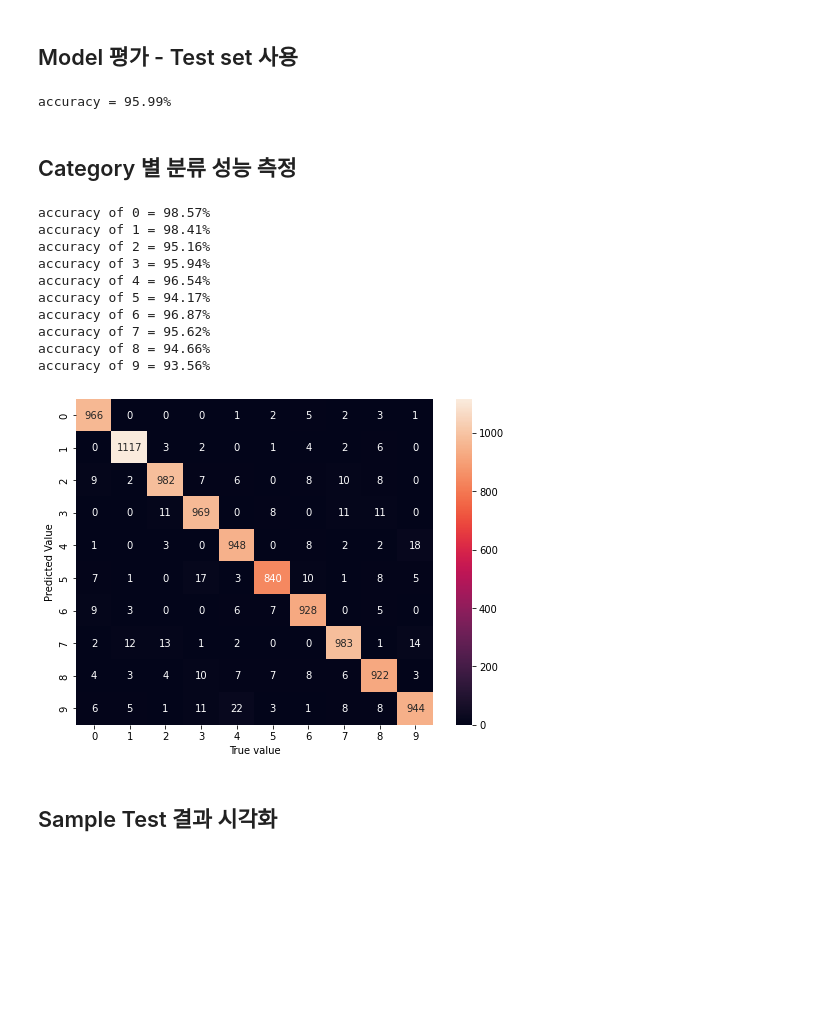
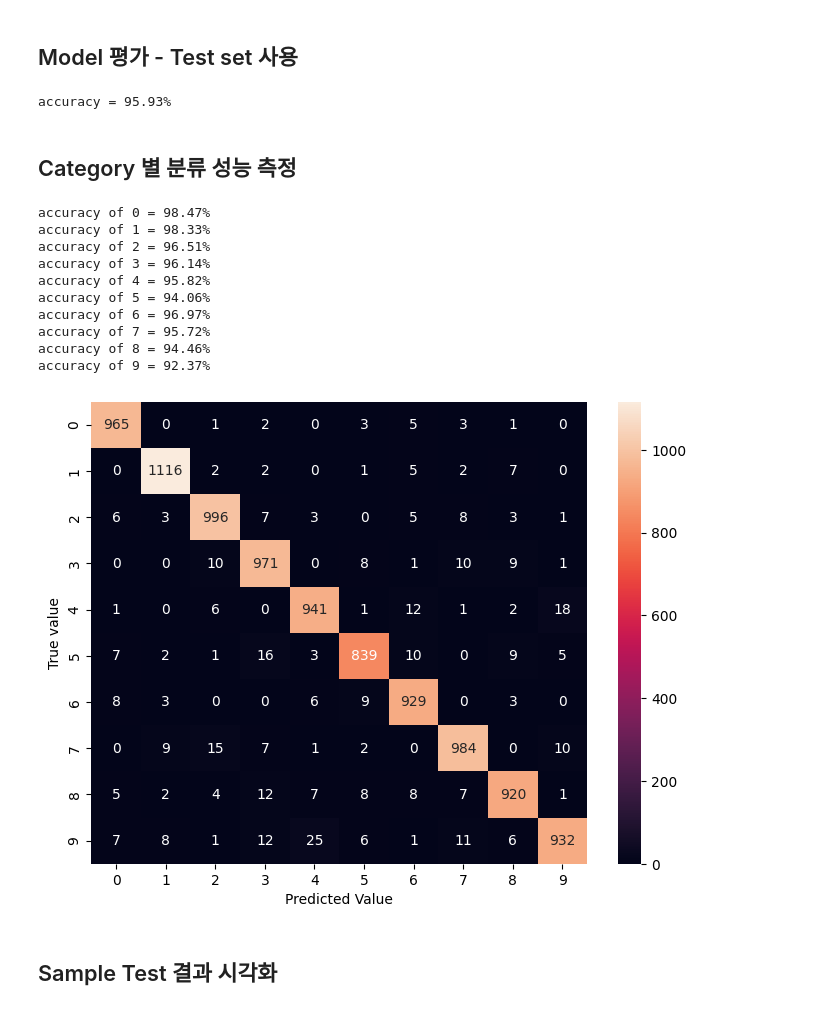
Before and after one commit to ironmanciti/Lecture_Pytorch_DL, a Jupyter notebook: 160_MultiClass_Mnist_Dense.ipynb, the cells around one changed output. Cells and saved outputs as stored; diff of their text form; code cells hidden in the pictures; blank space fills up the shorter version.

```diff
--- a/160_MultiClass_Mnist_Dense.ipynb
+++ b/160_MultiClass_Mnist_Dense.ipynb
@@ -150,3 +165,5 @@ model = Net(input_dim, hidden_dim, output_dim)
+# %%
+model = Net().to(device)
 # %% [markdown]
 ### Model Summary
 # %%
@@ -175,13 +199,25 @@ total trainable params 118282
 # %%
+softmax = nn.Softmax(dim=1)
+
 for images, labels in train_loader:
-    probs = model(images[0].view(-1, 28*28))
+    images = images.to(device)
+    labels = labels.to(device)
+    logits = model(images[0])
+    prob = softmax(logits)
     break
 
-print('outputs.shape : ', probs.shape)
-# Look at sample probabilities
-print("Sample probabilities:\n", probs[0].data)
+print('outputs.shape : ', prob.shape)
+# 확률 분포 출력
+print("예측의 확률 분포:\n", prob[0].data)
+# 확률 분포의 합이 1 인지 확인
+print(sum(prob[0].data).item())
+
 # torch.argmax 로 가장 확률이 높은 output 선택
-pred = torch.argmax(probs, dim=1)
-pred
+pred = torch.argmax(prob, dim=1)
+print(pred)
+
+# torch.max 로 가장 확률이 높은 index 선택
+_, pred = torch.max(prob, dim=1)
+print(pred)
 # %% [output]
 outputs.shape :  torch.Size([1, 10])
@@ -222,7 +250,10 @@ Net(
 lr = 0.01
 optimizer = torch.optim.SGD(model.parameters(), lr=lr)
 # %%
-LOSS, VAL_LOSS, ACC, VAL_ACC = [], [], [], []
+LOSS = []
+VAL_LOSS = []
+ACC = []
+VAL_ACC = []
 EPOCHS = 50
 
 for epoch in range(EPOCHS):
@@ -234,11 +265,11 @@ for epoch in range(EPOCHS):
     for x, y in train_loader:
         x, y = x.to(device), y.to(device)
 
-        z = model(x.view(-1, 28 * 28))
+        z = model(x)
         loss = criterion(z, y)
         train_loss += loss.item()
         _, y_pred = torch.max(z, 1)  # (max values, indices)
-        train_acc += (y_pred == y).sum().item()
+        train_acc += (y_pred == y).sum().item() / len(y)
 
         optimizer.zero_grad()
         loss.backward()
@@ -256,11 +287,11 @@ for epoch in range(EPOCHS):
     for x, y in valid_loader:
         x, y = x.to(device), y.to(device)
 
-        z = model(x.view(-1, 28 * 28))
+        z = model(x)
         loss = criterion(z, y)
         val_loss += loss.item()
         _, y_pred = torch.max(z, 1)
-        val_acc += (y_pred == y).sum().item()
+        val_acc += (y_pred == y).sum().item() / len(y)
 
     val_loss = val_loss / len(valid_loader)
     val_acc  = val_acc / len(valid_loader)
@@ -313,7 +344,7 @@ model.eval()
 
 for x, y in test_loader:
     x, y = x.to(device), y.to(device)
-    z = model(x.view(-1, 28 * 28))
+    z = model(x)
     _, y_pred = torch.max(z, 1)
 
     predictions.extend(y_pred.cpu().numpy())
@@ -324,33 +355,33 @@ incorrect_indices = np.nonzero(np.array(predictions) != np.array(labels))[0]
 
 print("accuracy = {:.2f}%".format(len(correct_indices) / len(predictions) * 100))
 # %% [output]
-accuracy = 95.99%
+accuracy = 95.93%
 # %% [markdown]
 ## Category 별 분류 성능 측정
 # %%
 from sklearn.metrics import confusion_matrix
 import seaborn as sns
 
 cm = confusion_matrix(labels, predictions)
 plt.figure(figsize=(8, 6))
 ax = sns.heatmap(cm, annot=True, fmt='d')
-ax.set_xlabel('True value')
-ax.set_ylabel('Predicted Value')
+ax.set_ylabel('True value')
+ax.set_xlabel('Predicted Value')
 
 for i in range(10):
     print(f"accuracy of {i} = {cm[i][i] / cm[i].sum() * 100:.2f}%")
 # %% [output]
-accuracy of 0 = 98.57%
-accuracy of 1 = 98.41%
-accuracy of 2 = 95.16%
-accuracy of 3 = 95.94%
-accuracy of 4 = 96.54%
-accuracy of 5 = 94.17%
-accuracy of 6 = 96.87%
-accuracy of 7 = 95.62%
-accuracy of 8 = 94.66%
-accuracy of 9 = 93.56%
+accuracy of 0 = 98.47%
+accuracy of 1 = 98.33%
+accuracy of 2 = 96.51%
+accuracy of 3 = 96.14%
+accuracy of 4 = 95.82%
+accuracy of 5 = 94.06%
+accuracy of 6 = 96.97%
+accuracy of 7 = 95.72%
+accuracy of 8 = 94.46%
+accuracy of 9 = 92.37%
-[figure, old version]
+[figure, new version]
 # %% [markdown]
 ## Sample Test 결과 시각화
 # %%
```
Also changed, not shown: parts of 19 cells of this notebook, 36 other files.
